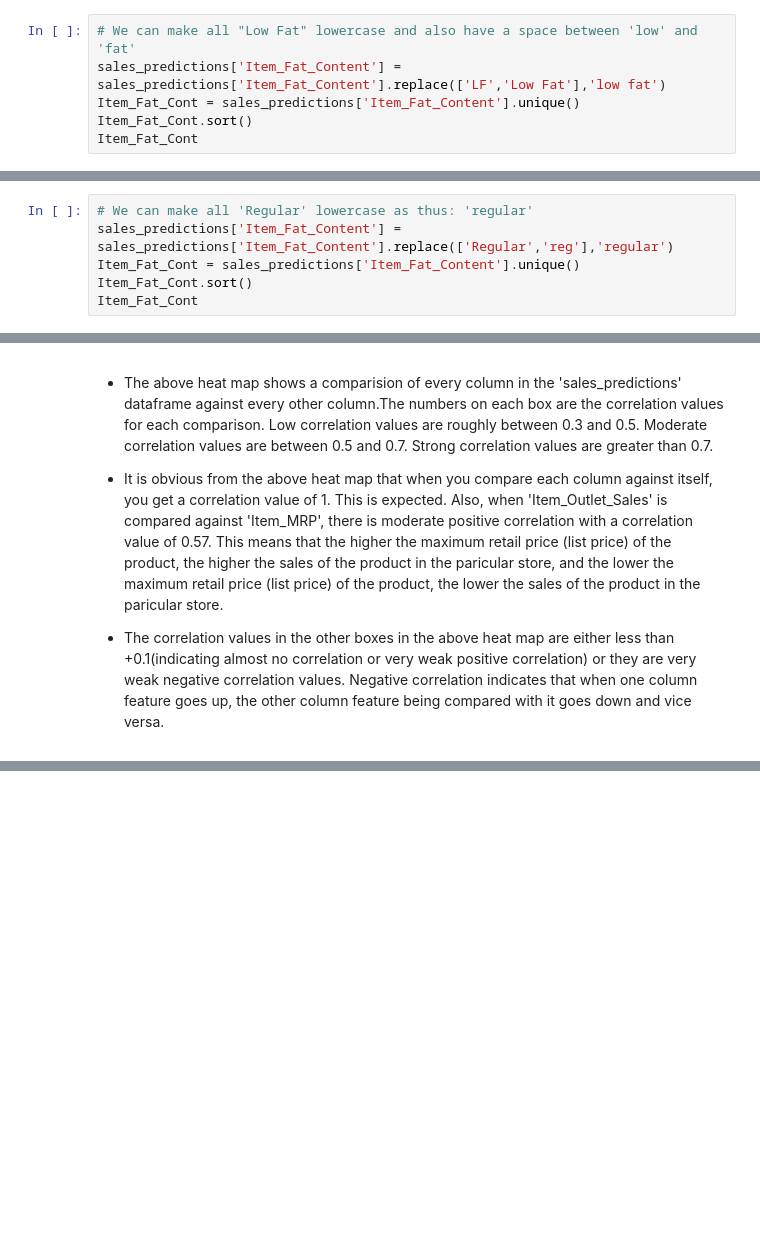
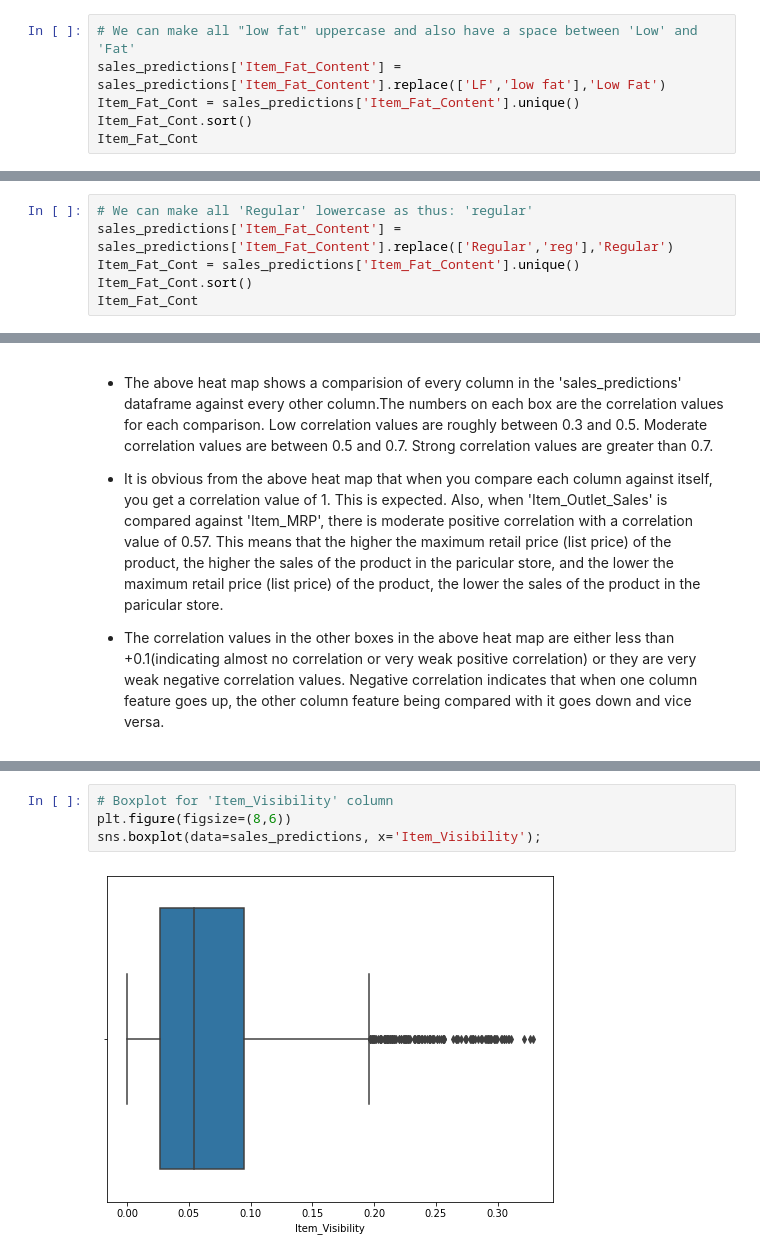
Before and after one commit to todebode/Food-Sales-Predictions, a Jupyter notebook: Food_sales_predictions.ipynb, the cells around one changed output, grey strips where cells are left out. Drawn from its saved outputs; the diff is of its cells as text; blank space fills up the shorter version.

```diff
--- a/Food_sales_predictions.ipynb
+++ b/Food_sales_predictions.ipynb
@@ -172,8 +172,8 @@ array(['LF', 'Low Fat', 'Regular', 'low fat', 'reg'], dtype=object)
 # %% [markdown]
 - It is obvious from the unique values that "Low Fat" is written in different ways - capitalized, lower case and even abbreviated. It is also obvious that 'Regular' is written in two ways: 'Regular' and 'reg.'
 # %%
-# We can make all "Low Fat" lowercase and also have a space between 'low' and 'fat'
-sales_predictions['Item_Fat_Content'] = sales_predictions['Item_Fat_Content'].replace(['LF','Low Fat'],'low fat')
+# We can make all "low fat" uppercase and also have a space between 'Low' and 'Fat'
+sales_predictions['Item_Fat_Content'] = sales_predictions['Item_Fat_Content'].replace(['LF','low fat'],'Low Fat')
 Item_Fat_Cont = sales_predictions['Item_Fat_Content'].unique()
 Item_Fat_Cont.sort()
 Item_Fat_Cont
@@ -182,6 +182,6 @@ array(['Regular', 'low fat', 'reg'], dtype=object)
 # %%
 # We can make all 'Regular' lowercase as thus: 'regular'
-sales_predictions['Item_Fat_Content'] = sales_predictions['Item_Fat_Content'].replace(['Regular','reg'],'regular')
+sales_predictions['Item_Fat_Content'] = sales_predictions['Item_Fat_Content'].replace(['Regular','reg'],'Regular')
 Item_Fat_Cont = sales_predictions['Item_Fat_Content'].unique()
 Item_Fat_Cont.sort()
 Item_Fat_Cont
@@ -323,0 +344,6 @@ sns.heatmap(corr_salespredict, cmap='Blues', annot=True);
+# %%
+# Boxplot for 'Item_Visibility' column
+plt.figure(figsize=(8,6))
+sns.boxplot(data=sales_predictions, x='Item_Visibility');
+# %% [output]
+[figure, added]
```
Also changed, not shown: parts of 15 cells of this notebook.
